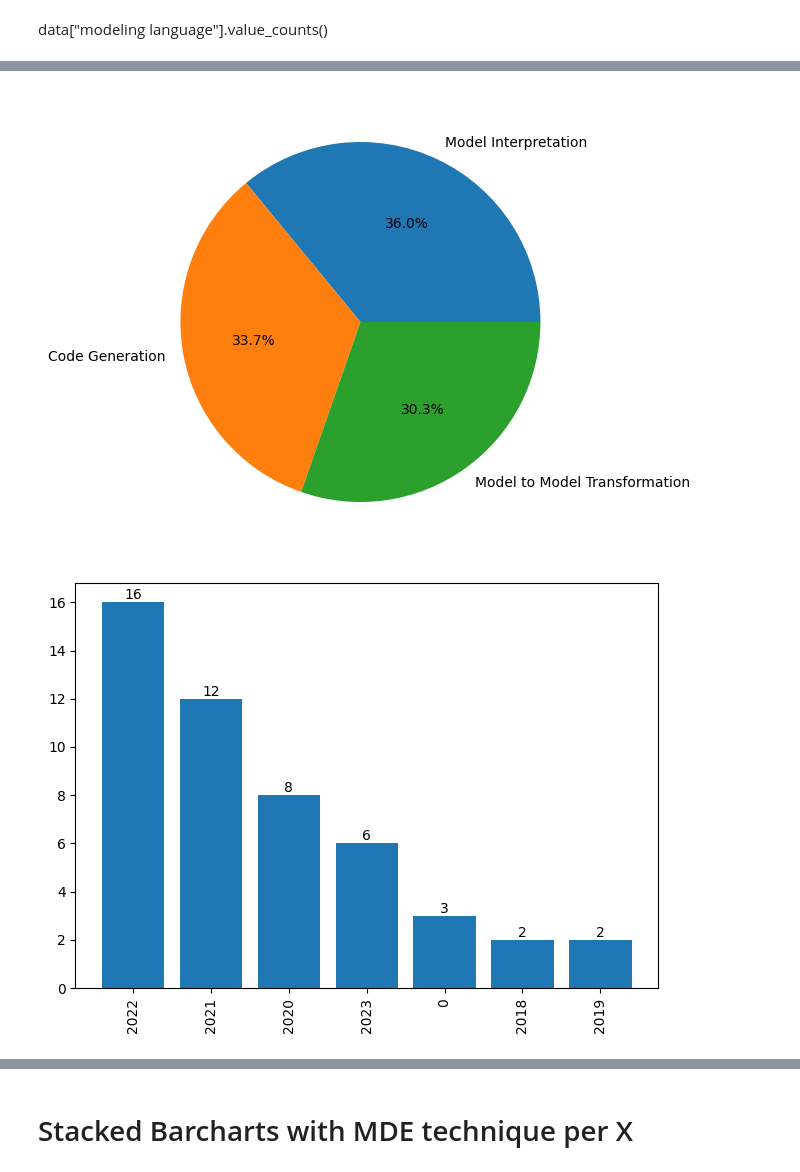
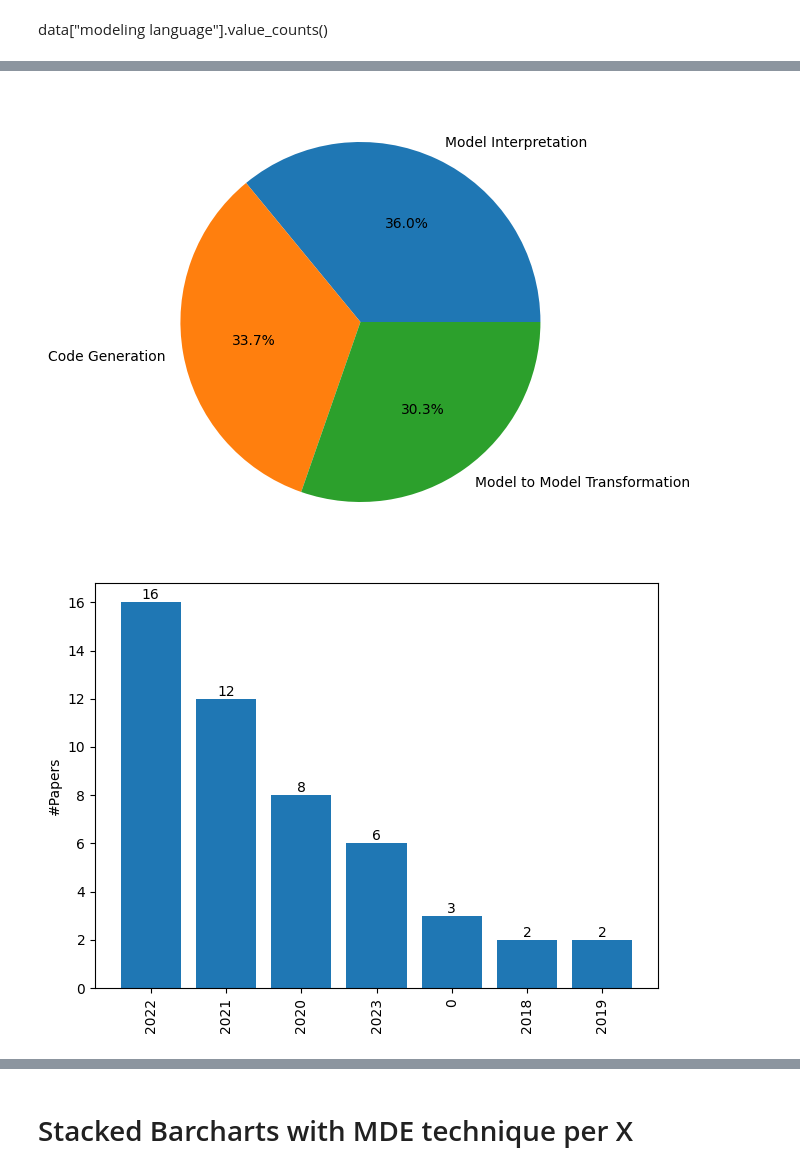
Before and after one commit to cdl-mint/mde4dts, a Jupyter notebook: visualizations_Jingxi_2.ipynb, the cells around one changed output, grey strips where cells are left out. Saved outputs shown, nothing was run; the diff lists cells and outputs as text; code cells hidden in the pictures.

```diff
--- a/visualizations_Jingxi_2.ipynb
+++ b/visualizations_Jingxi_2.ipynb
@@ -127,6 +127,7 @@ axes.bar(plot_data['entry'], plot_data['count'], tick_label=plot_data['count'])
 entry_data = [ '\n'.join(wrap(l, 20)) for l in plot_data['entry'] ]
 axes.set_xticklabels(entry_data, rotation=90)
 axes.bar_label(axes.containers[0])
+axes.set_ylabel("#Papers")
 
 # Adjust the layout to avoid overlapping titles
 
@@ -150,6 +151,7 @@ axes.bar(plot_data['entry'], plot_data['count'], tick_label=plot_data['count'])
 entry_data = [ '\n'.join(wrap(l, 20)) for l in plot_data['entry'] ]
 axes.set_xticklabels(entry_data, rotation=90)
 axes.bar_label(axes.containers[0])
+axes.set_ylabel("#Papers")
 #plt.show()
 plt.tight_layout()
 plt.savefig(destination_folder+"MDE_barchart.jpg")
@@ -167,6 +169,7 @@ fig, axes = plt.subplots()
 # Loop through the subplots and plot each bar chart
 plot_data = dataframes[2]
 axes.bar(plot_data['entry'], plot_data['count'], tick_label=plot_data['count'])  # Replace 'x' and 'y' with the appropriate column names from the DataFrame
+axes.set_ylabel("#Papers")
 #axes.set_title(titles[2])
 #entry_data = [ '\n'.join(wrap(l, 20)) for l in plot_data['entry'] ]
 axes.set_xticklabels(plot_data['entry'], rotation=90)
@@ -196,6 +199,7 @@ axes.bar(plot_data['entry'], plot_data['count'], tick_label=plot_data['count'])
 #entry_data = [ '\n'.join(wrap(l, 20)) for l in plot_data['entry'] ]
 axes.set_xticklabels(plot_data['entry'], rotation=90)
 axes.bar_label(axes.containers[0])
+axes.set_ylabel("#Papers")
 plt.tight_layout()
 plt.savefig(destination_folder+"TT_barchart.jpg")
 # %% [output]
@@ -205,3 +209,3 @@ plt.savefig(destination_folder+"TT_barchart.jpg")
 [figure]
-[figure, old version]
+[figure, new version]
 [figure]
```
Also changed, not shown: parts of 10 cells of this notebook, 22 other files.
